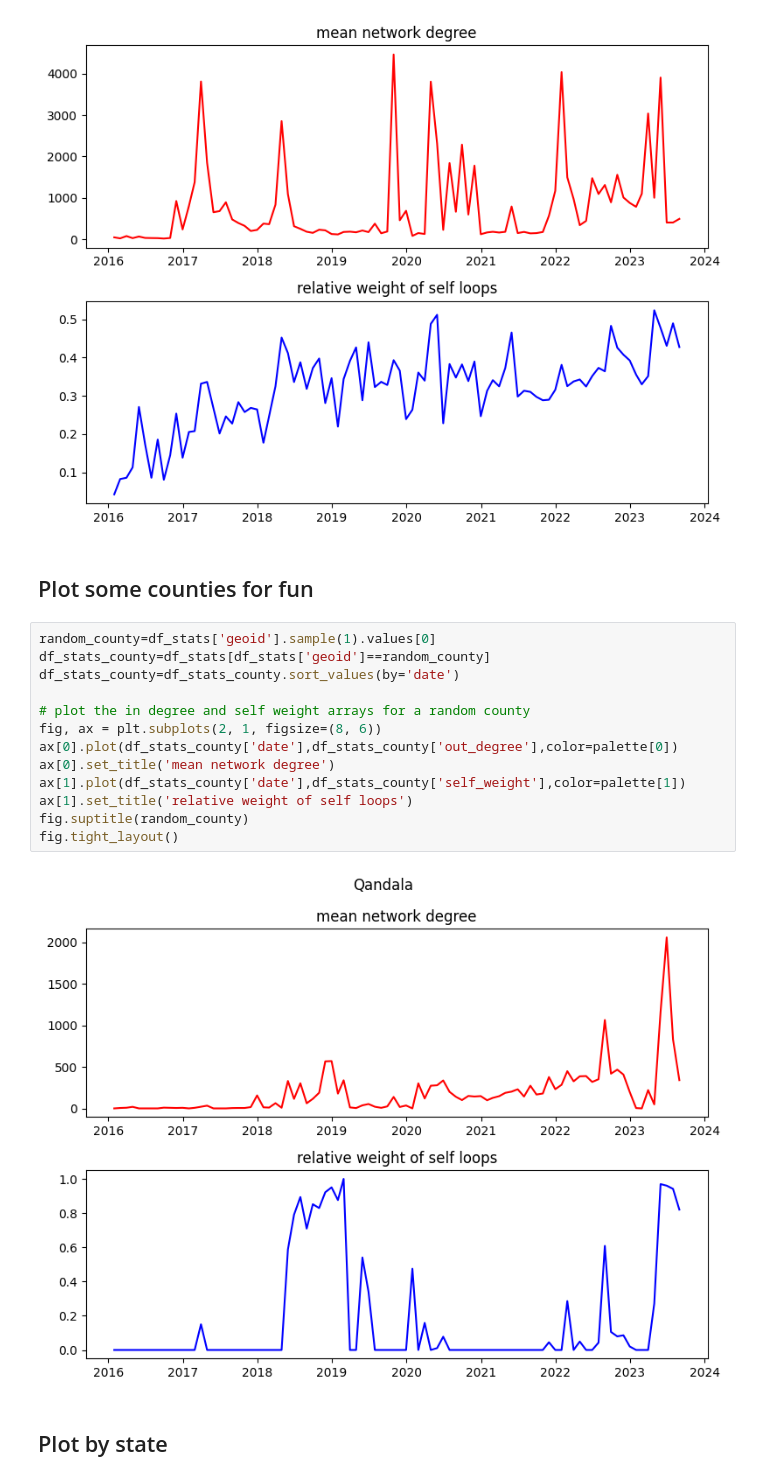
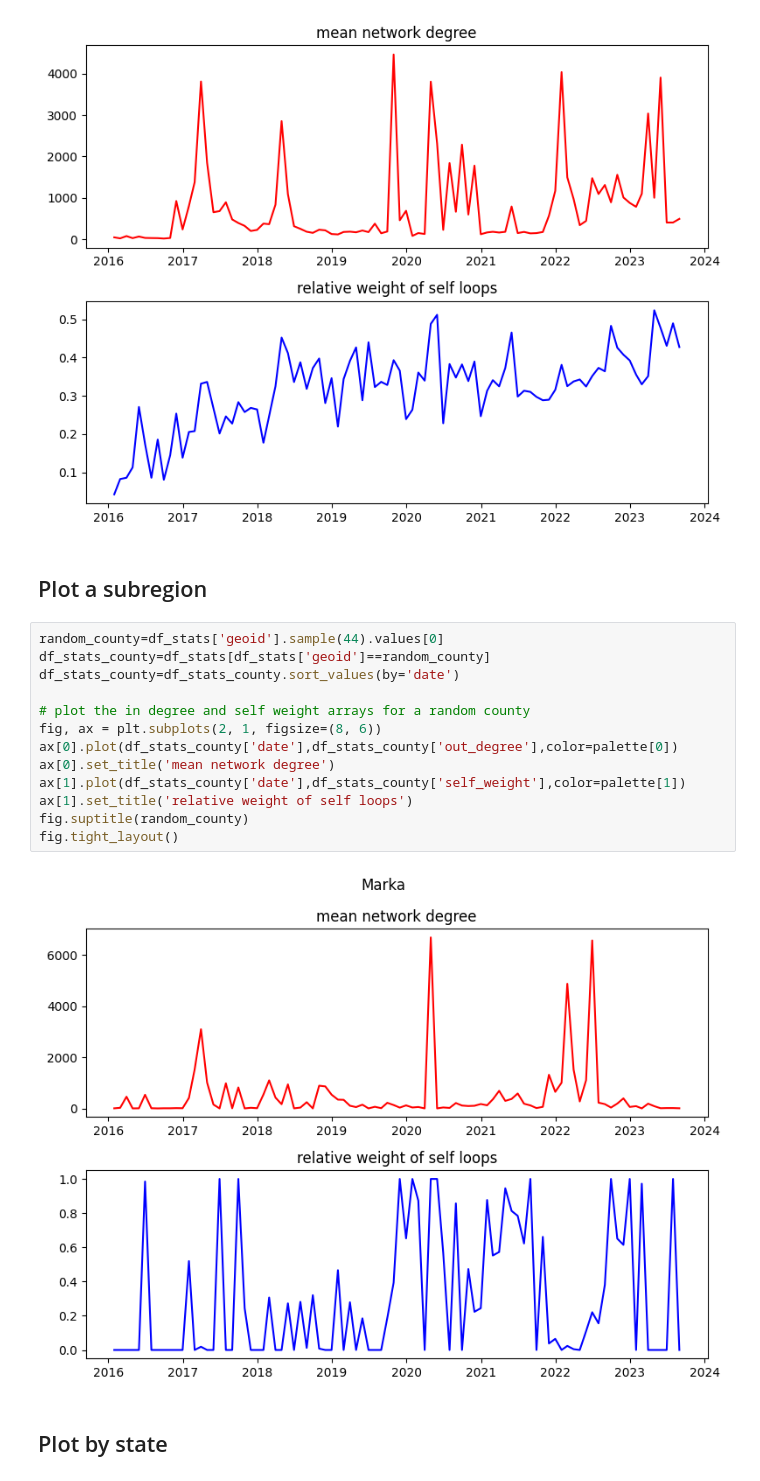
Before and after one commit to saraghivarello/Climate-and-conflict, a Jupyter notebook: Disp72.ipynb, the cells around one changed output. Cells and saved outputs as stored; diff of their text form.

```diff
--- a/Disp72.ipynb
+++ b/Disp72.ipynb
@@ -114,23 +105,23 @@ ax[1].set_title('relative weight of self loops')
 fig.tight_layout()
 # %% [output]
 [figure]
-# %% [markdown]
-## Plot some counties for fun
+# %% [markdown]
+## Plot a subregion
 # %%
-random_county=df_stats['geoid'].sample(1).values[0]
+random_county=df_stats['geoid'].sample(44).values[0]
 df_stats_county=df_stats[df_stats['geoid']==random_county]
 df_stats_county=df_stats_county.sort_values(by='date')
 
 # plot the in degree and self weight arrays for a random county
 fig, ax = plt.subplots(2, 1, figsize=(8, 6))
 ax[0].plot(df_stats_county['date'],df_stats_county['out_degree'],color=palette[0])
 ax[0].set_title('mean network degree')
 ax[1].plot(df_stats_county['date'],df_stats_county['self_weight'],color=palette[1])
 ax[1].set_title('relative weight of self loops')
 fig.suptitle(random_county)
 fig.tight_layout()
 # %% [output]
-[figure, old version]
+[figure, new version]
 # %% [markdown]
 ## Plot by state
 # %%
```
Also changed, not shown: parts of 14 cells of this notebook, 4 other files.
